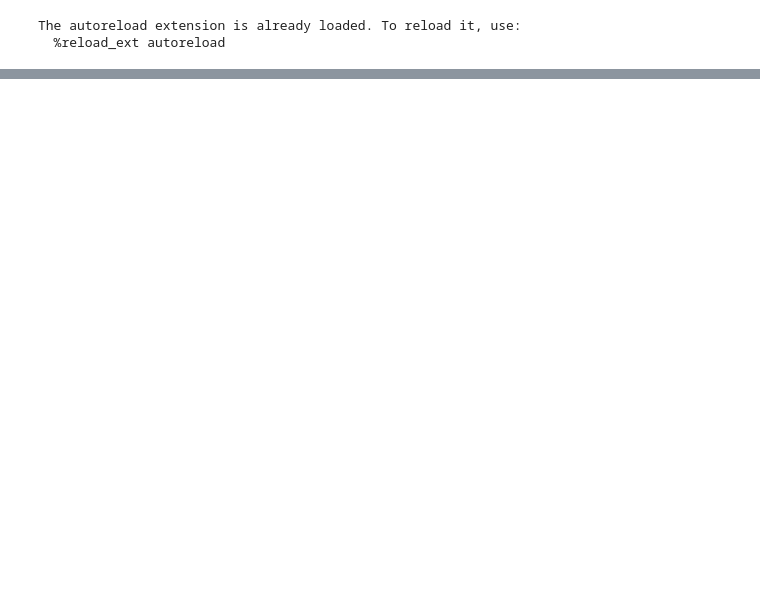
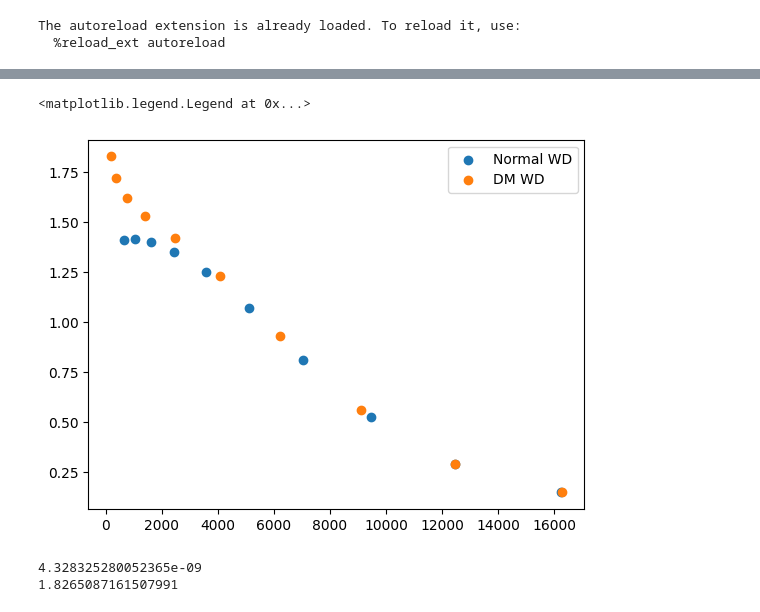
Before and after one commit to yttcari/FYP, a Jupyter notebook: main.ipynb, the cells around one changed output, grey strips where cells are left out. Drawn from its saved outputs; the diff is of its cells as text; code cells hidden in the pictures; blank space fills up the shorter version.

```diff
--- a/main.ipynb
+++ b/main.ipynb
@@ -66,0 +69,43 @@ repr(wd1)
+# %%
+wd_nodm_M = []
+wd_nodm_R = []
+wd_dm_R = []
+wd_dm_M = []
+
+param = {"Ye":0.5, # electron fraction
+        #"pdm_rhoc":1e5, # core density of parent dark matter [g/cc]
+        #"ddm_rhoc":1e5, # core density of daughter dark matter [g/cc]
+        "k":1e-7, # decay constant of parent dark matter [s-1]
+        "Z":6, # atomic number of normal matter
+        "pdm_m":3, # mass of parent dark matter particle [GeV]
+        "ddm_m":2.5 # mass of daughter dark matter particle [GeV]
+        }
+
+nm_density_range = np.logspace(5, 11, 10)
+for nm_density in tqdm(nm_density_range):
+    wd_dm = WhiteDwarf(nm_rhoc=nm_density, pdm_rhoc = nm_density/1e5, ddm_rhoc = nm_density/1e5, **param)
+    wd_dm.integrate()
+    wd_dm_M.append(wd_nodm.mbar2m(wd_dm.history[-1][4]))
+    wd_dm_R.append(wd_nodm.rbar2r(wd_dm.history[-1][0]))
+
+    wd_nodm = WhiteDwarf(
+                 nm_rhoc=nm_density, # core density of normal matter [g/cc]
+                 Ye=0.5, # electron fraction
+                 )
+
+    wd_nodm.integrate()
+    wd_nodm_M.append(wd_nodm.mbar2m(wd_nodm.history[-1][2]))
+    wd_nodm_R.append(wd_nodm.rbar2r(wd_nodm.history[-1][0]))
+
+plt.scatter(wd_nodm_R, wd_nodm_M, label='Normal WD')
+plt.scatter(wd_dm_R, wd_dm_M, label='DM WD')
+plt.legend()
+# %% [output]
+<matplotlib.legend.Legend at 0x...>
+[figure, added]
+# %%
+print(wd_dm.mbar2m(wd_dm.history[-1][-2] + wd_dm.history[-1][-1]))
+print(wd_dm.mbar2m(wd_dm.history[-1][-3]))
+# %% [output]
+4.328325280052365e-09
+1.8265087161507991
```
Also changed, not shown: parts of 11 cells of this notebook, 8 other files.
